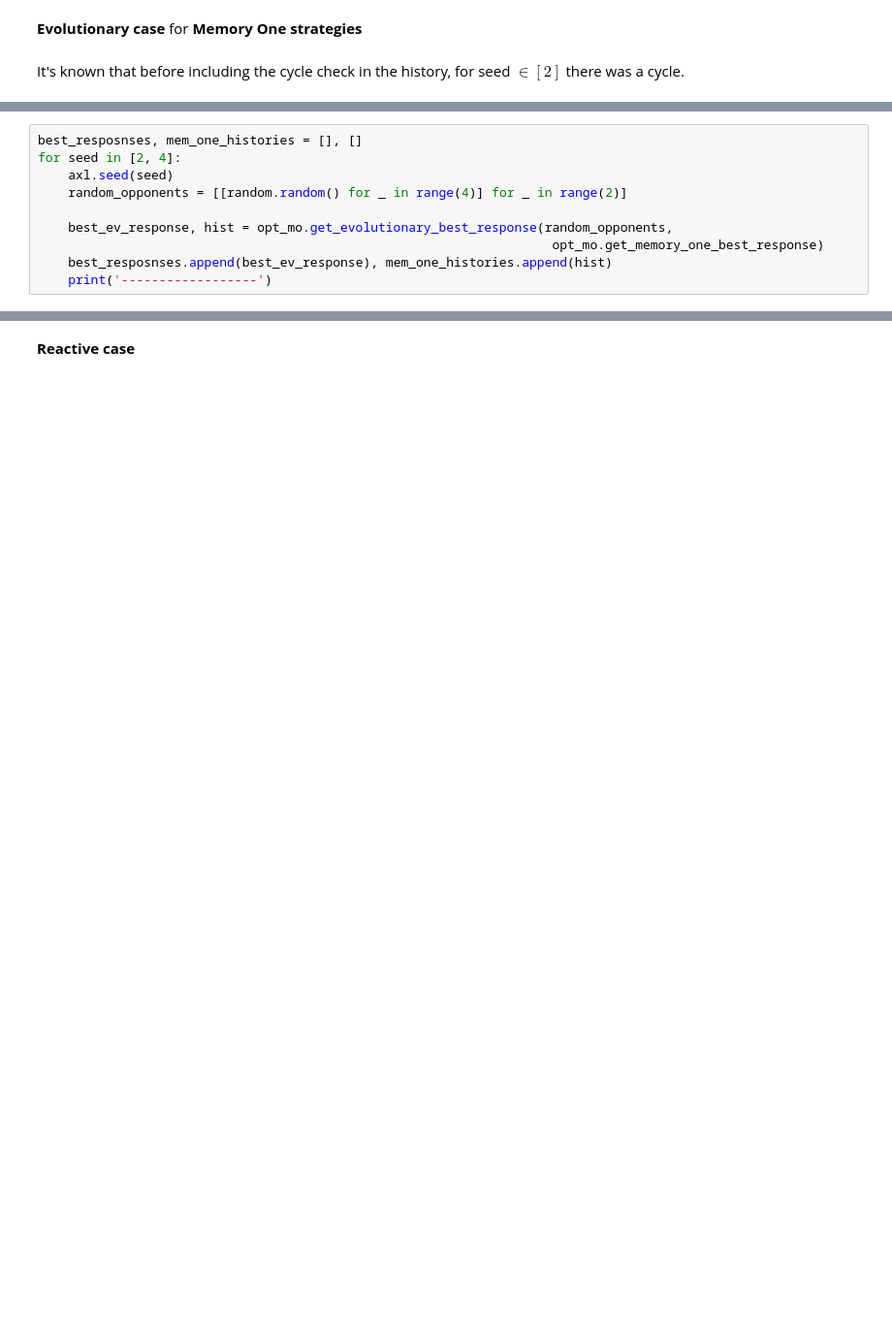
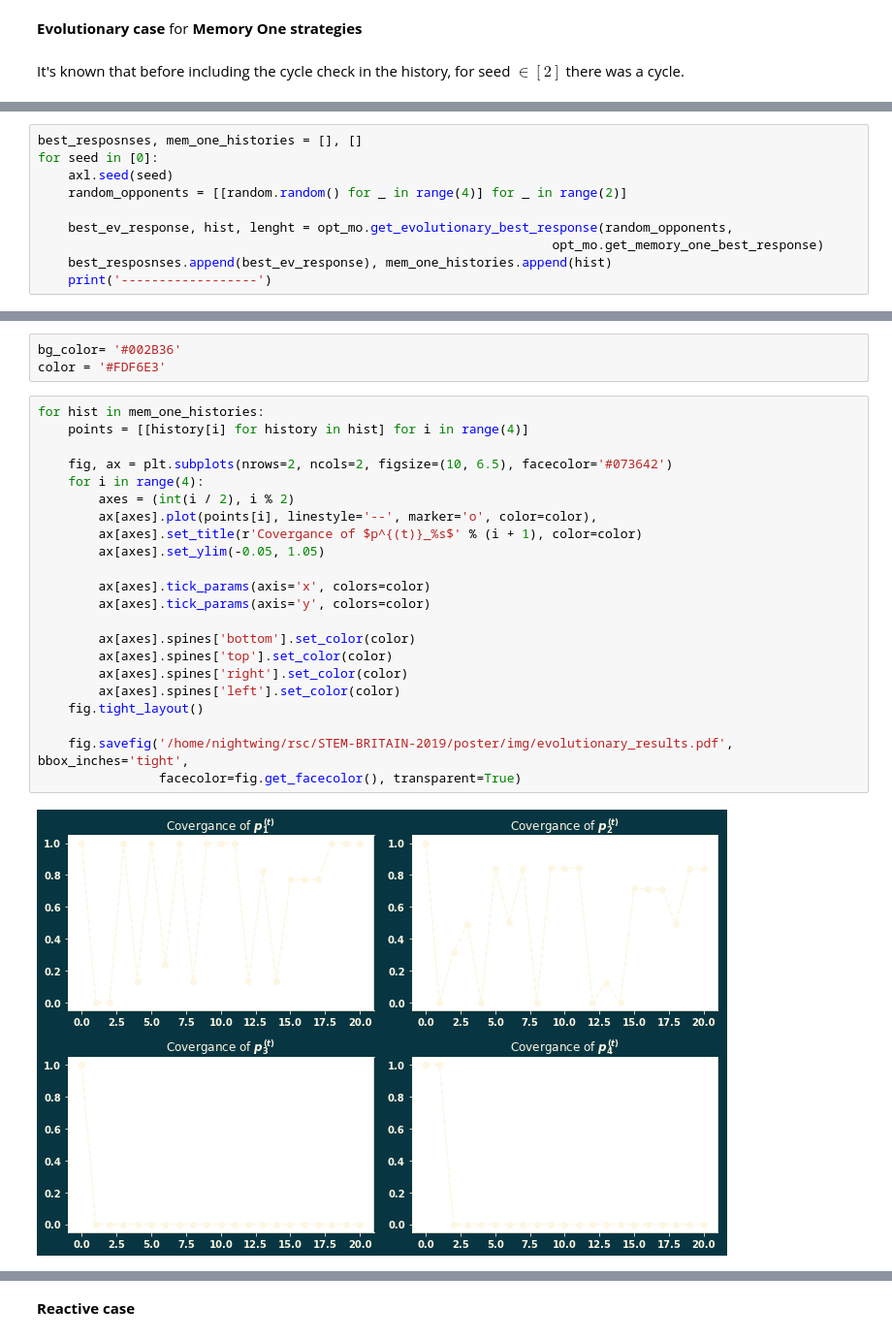
Before and after one commit to Nikoleta-v3/Memory-size-in-the-prisoners-dilemma, a Jupyter notebook: nbs/Evolutionary best responses.ipynb, the cells around one changed output, grey strips where cells are left out. Shown at 97% size. Cells and saved outputs as stored; diff of their text form; blank space fills up the shorter version.

Commit message:
initial analysis of numerical results

```diff
--- a/nbs/Evolutionary best responses.ipynb
+++ b/nbs/Evolutionary best responses.ipynb
@@ -61,10 +96,10 @@ It's known that before including the cycle check in the history, for seed $\in [
 # %%
 best_resposnses, mem_one_histories = [], []
-for seed in [2, 4]:
+for seed in [0]:
     axl.seed(seed)
     random_opponents = [[random.random() for _ in range(4)] for _ in range(2)]
 
-    best_ev_response, hist = opt_mo.get_evolutionary_best_response(random_opponents,
+    best_ev_response, hist, lenght = opt_mo.get_evolutionary_best_response(random_opponents,
                                                                     opt_mo.get_memory_one_best_response)
     best_resposnses.append(best_ev_response), mem_one_histories.append(hist)
     print('------------------')
@@ -76,6 +124,33 @@ Next generation.
 Next generation.
 Next generation.
 ------------------
+# %%
+bg_color= '#002B36'
+color = '#FDF6E3'
+# %%
+for hist in mem_one_histories:
+    points = [[history[i] for history in hist] for i in range(4)]
+
+    fig, ax = plt.subplots(nrows=2, ncols=2, figsize=(10, 6.5), facecolor='#073642')
+    for i in range(4):
+        axes = (int(i / 2), i % 2)
+        ax[axes].plot(points[i], linestyle='--', marker='o', color=color),
+        ax[axes].set_title(r'Covergance of $p^{(t)}_%s$' % (i + 1), color=color)
+        ax[axes].set_ylim(-0.05, 1.05)
+
+        ax[axes].tick_params(axis='x', colors=color)
+        ax[axes].tick_params(axis='y', colors=color)
+
+        ax[axes].spines['bottom'].set_color(color)
+        ax[axes].spines['top'].set_color(color)
+        ax[axes].spines['right'].set_color(color)
+        ax[axes].spines['left'].set_color(color)
+    fig.tight_layout()
+
+    fig.savefig('/home/nightwing/rsc/STEM-BRITAIN-2019/poster/img/evolutionary_results.pdf', bbox_inches='tight',
+                facecolor=fig.get_facecolor(), transparent=True)
+# %% [output]
+[figure, added]
 # %%
 for j, hist in enumerate(mem_one_histories):
     points = [[history[i] for history in hist] for i in range(4)]
```
Also changed, not shown: parts of 19 cells of this notebook, 10 other files.
